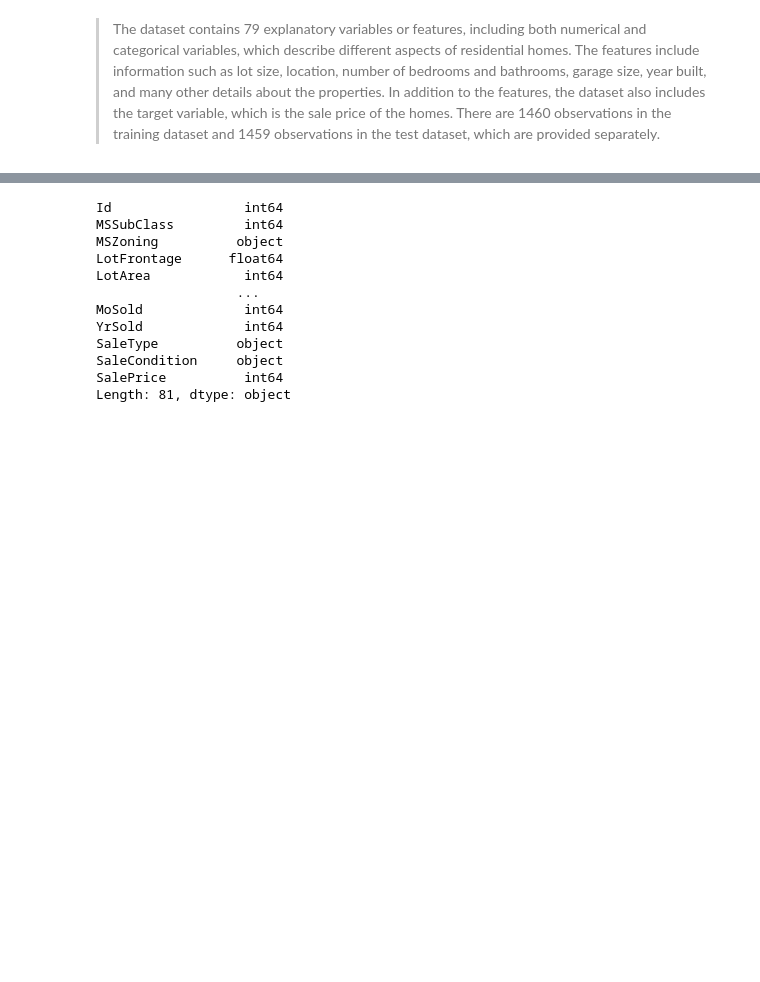
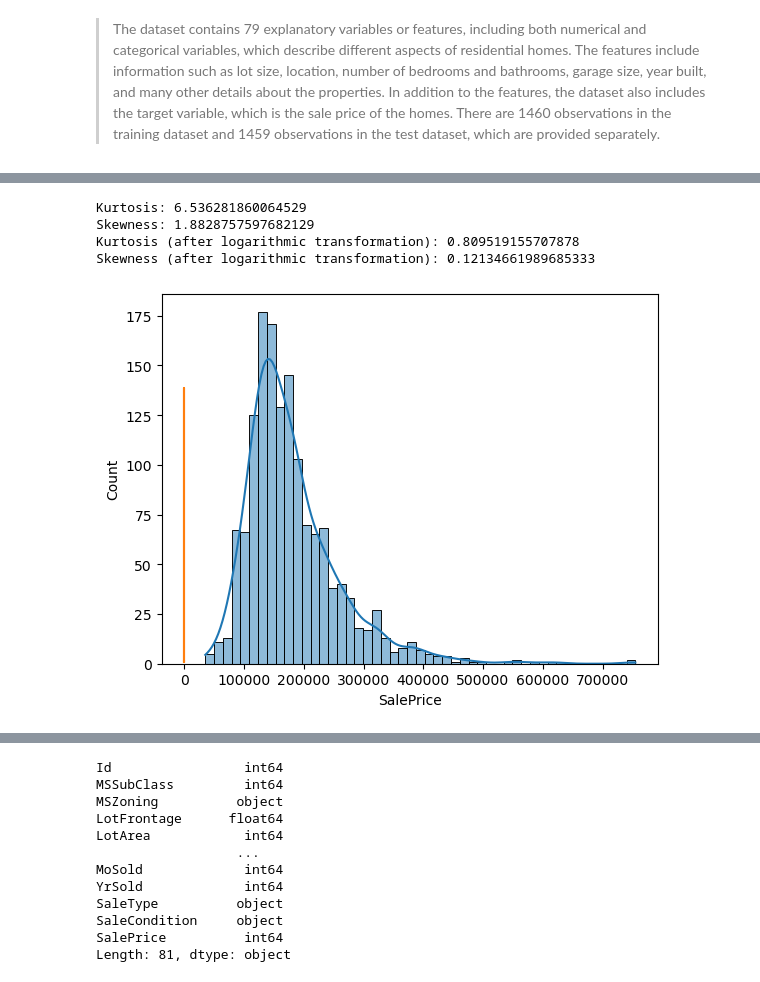
Before and after one commit to Yacoub92/for_git_study, a Jupyter notebook: analysis-checkpoint.ipynb, the cells around one changed output, grey strips where cells are left out. Drawn from its saved outputs; the diff is of its cells as text; code cells hidden in the pictures; blank space fills up the shorter version.

```diff
--- a/analysis-checkpoint.ipynb
+++ b/analysis-checkpoint.ipynb
@@ -118,0 +94,33 @@ max     738.000000  15500.000000    12.000000  2010.000000  755000.000000
+# %%
+import pandas as pd
+import seaborn as sns
+import numpy as np
+
+# Read the CSV file
+df = pd.read_csv('train.csv')
+
+# Identify the target variable
+target_variable = 'SalePrice'
+
+# Display the distribution of the target variable using seaborn's histogram plot
+sns.histplot(df[target_variable], kde=True)
+
+# Calculate kurtosis and skewness of the target variable
+print(f"Kurtosis: {df[target_variable].kurtosis()}")
+print(f"Skewness: {df[target_variable].skew()}")
+
+# Apply logarithmic transformation to the target variable
+log_target_variable = np.log1p(df[target_variable])
+
+# Display the distribution of the logarithmically transformed target variable using seaborn's histogram plot
+sns.histplot(log_target_variable, kde=True)
+
+# Calculate kurtosis and skewness of the logarithmically transformed target variable
+print(f"Kurtosis (after logarithmic transformation): {log_target_variable.kurtosis()}")
+print(f"Skewness (after logarithmic transformation): {log_target_variable.skew()}")
+# %% [output]
+Kurtosis: 6.536281860064529
+Skewness: 1.8828757597682129
+Kurtosis (after logarithmic transformation): 0.809519155707878
+Skewness (after logarithmic transformation): 0.12134661989685333
+[figure, added]
```
Also changed, not shown: parts of 5 cells of this notebook.
